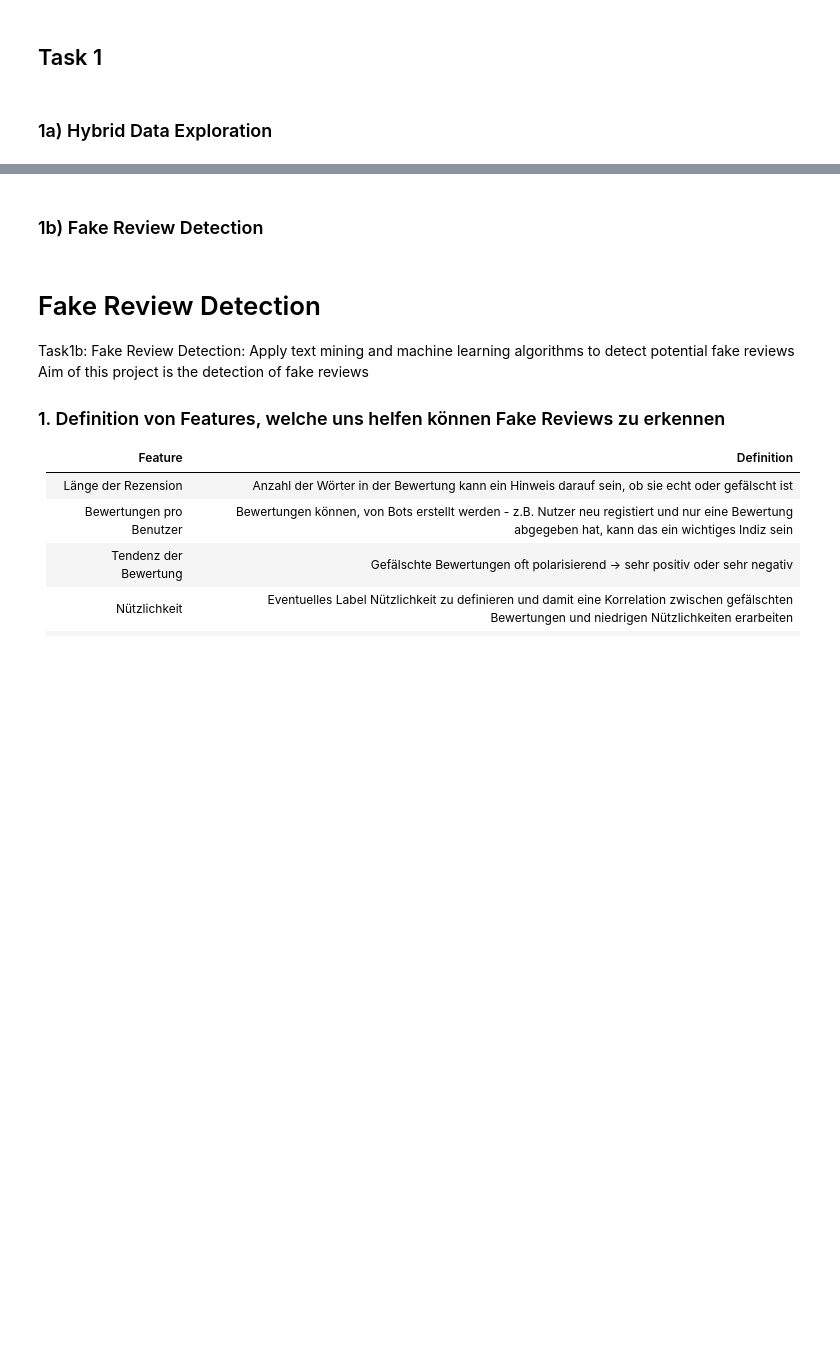
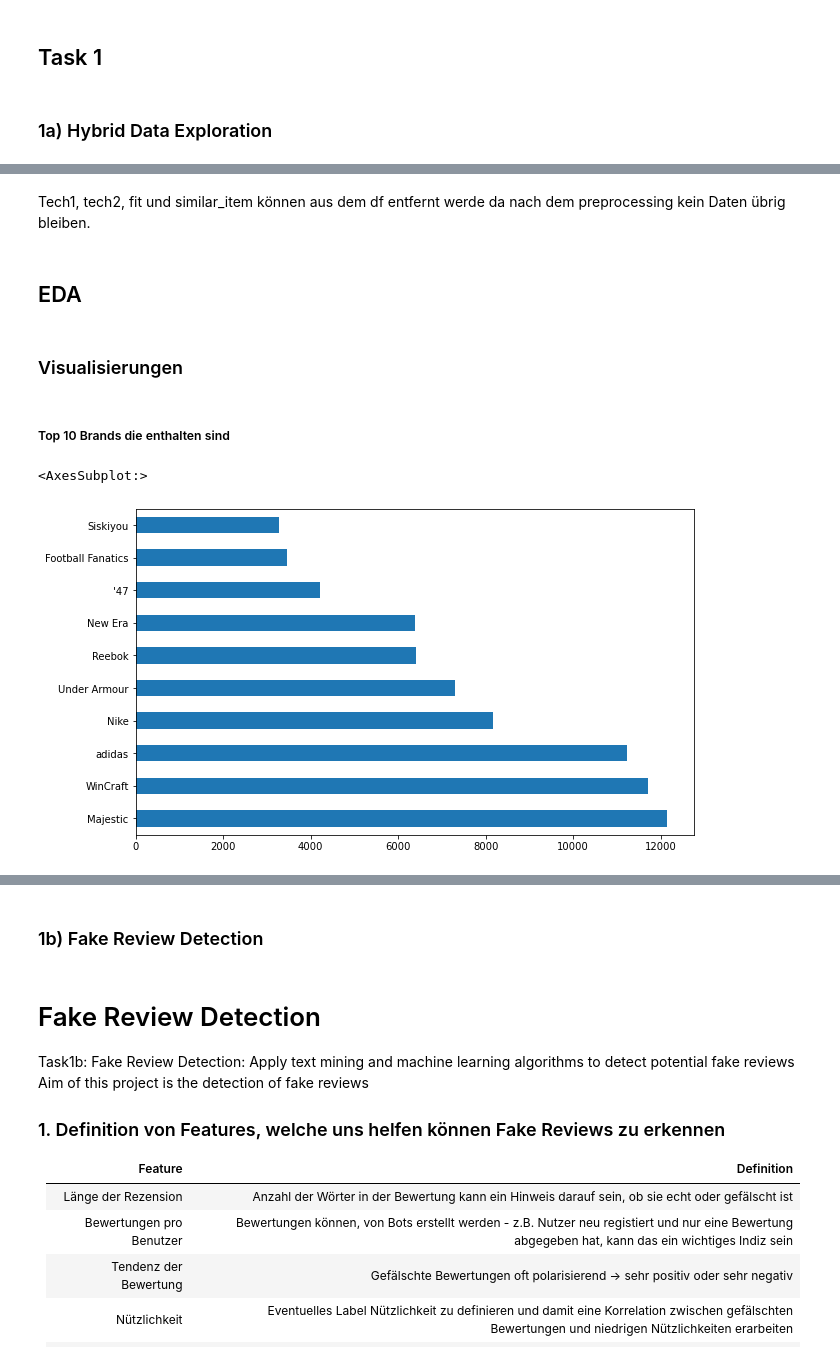
Before and after one commit to juliankulinsky/deep_learning, a Jupyter notebook: notebooks/deep_leaning_project.ipynb, the cells around one changed output, grey strips where cells are left out. Drawn from its saved outputs; the diff is of its cells as text; code cells hidden in the pictures; blank space fills up the shorter version.

```diff
--- a/notebooks/deep_leaning_project.ipynb
+++ b/notebooks/deep_leaning_project.ipynb
@@ -59,0 +262,4 @@ df_cleaned = pd.read_csv("/content/drive/MyDrive/DeepLearning_WiSe22-23/df_clean
+# %%
+
+
+df['details'] = df['details'].apply(lambda x: None if pd.isnull(x) else x)
@@ -59,0 +268,8 @@ df_cleaned = pd.read_csv("/content/drive/MyDrive/DeepLearning_WiSe22-23/df_clean
+# %%
+
+# This code is to remove the dollar sign and everything after it in the price column
+df['price'] = df['price'].apply(lambda x: None if '<' in str(x) else x)
+df['price'] = df['price'].apply(lambda x: None if 'class=' in str(x) else x)
+df['price'] = df['price'].apply(lambda x: None if '.a' in str(x) else x)
+df['price'] = df['price'].apply(lambda x: x[1:] if str(x).startswith('$') else x)
+df['price'] = df['price'].apply(lambda x: x.split(' -')[0] if '-' in str(x) else x)
@@ -59,0 +278,4 @@ df_cleaned = pd.read_csv("/content/drive/MyDrive/DeepLearning_WiSe22-23/df_clean
+# %%
+#Takes prive and retunrs a float
+df['price'] = df['price'].apply(lambda x: x.replace(',','') if type(x) == str else x)
+df['price'] = df['price'].astype(float)
@@ -59,0 +309,17 @@ df_cleaned = pd.read_csv("/content/drive/MyDrive/DeepLearning_WiSe22-23/df_clean
+# %% [markdown]
+Tech1, tech2, fit und similar_item können aus dem df entfernt werde da nach dem preprocessing kein Daten übrig bleiben.
+# %%
+#drop tech1 , tech2 , similar_item , fit
+df = df.drop(['tech1','tech2','similar_item','fit'], axis=1)
+# %% [markdown]
+## EDA
+# %% [markdown]
+### Visualisierungen
+# %% [markdown]
+##### Top 10 Brands die enthalten sind
+# %%
+
+df['brand'].value_counts().head(10).plot(kind='barh', figsize=(10, 6))
+# %% [output]
+<AxesSubplot:>
+[figure, added]
```
Also changed, not shown: parts of 73 cells of this notebook.
